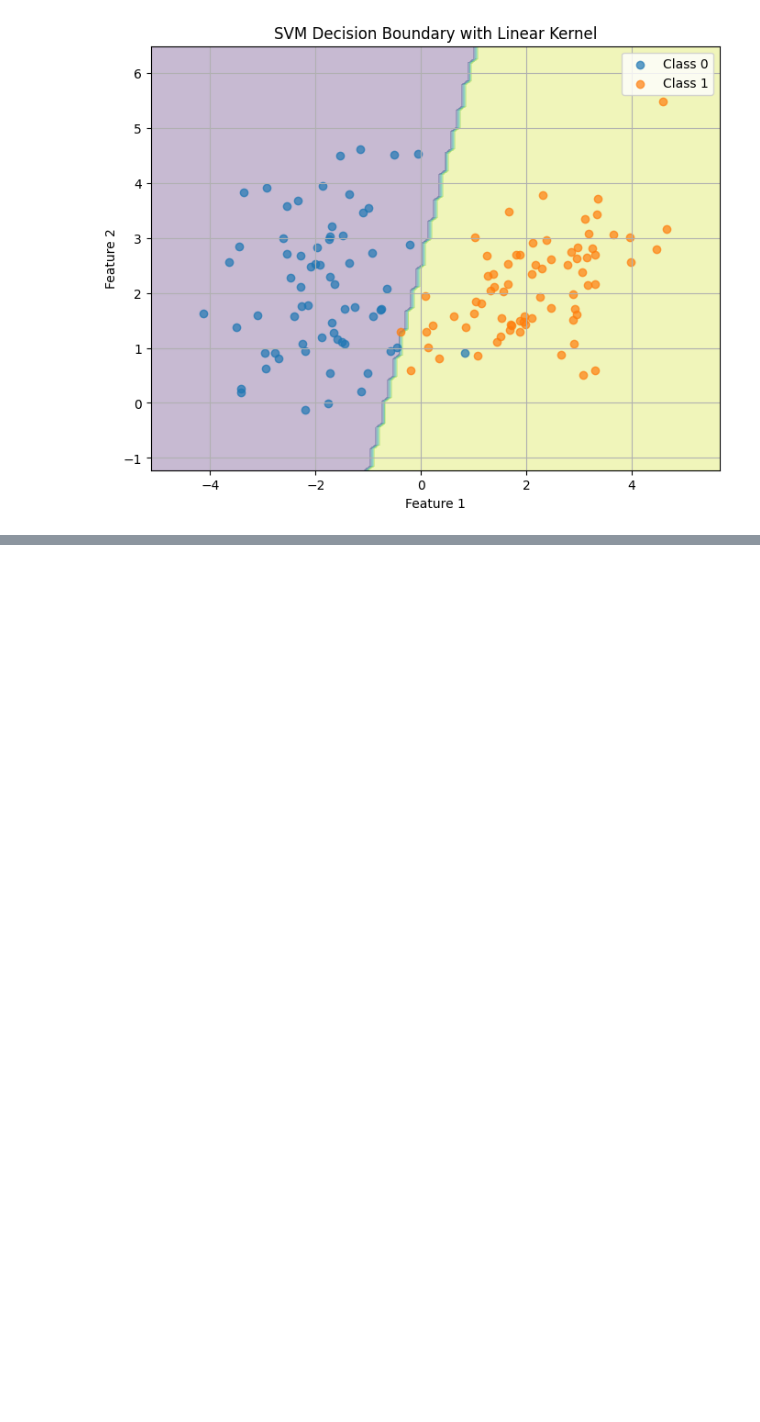
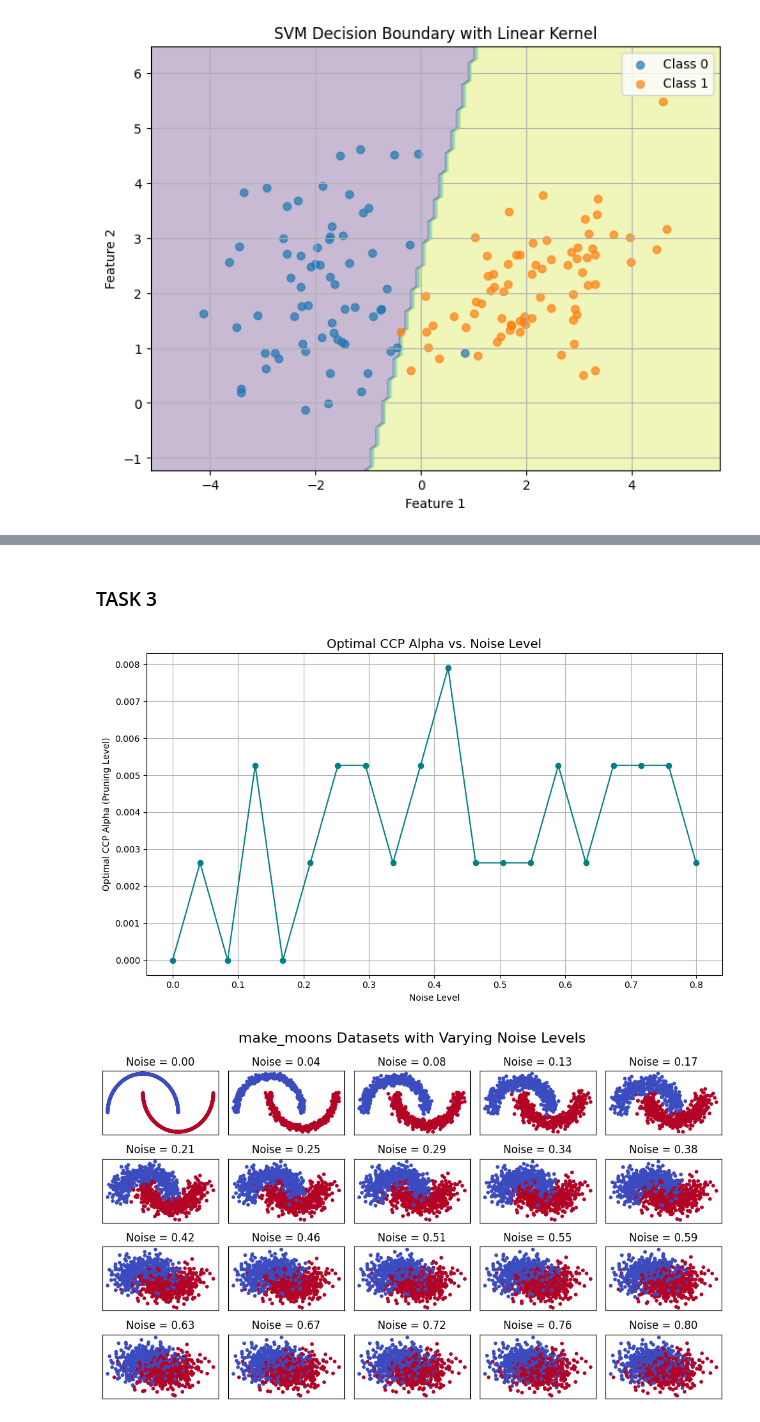
Before and after one commit to cosmintianu/ML-Algorithms-Behavior-Analysis, a Jupyter notebook: MainCosmin.ipynb, the cells around one changed output, grey strips where cells are left out. Drawn from its saved outputs; the diff is of its cells as text; code cells hidden in the pictures; blank space fills up the shorter version.

```diff
--- a/MainCosmin.ipynb
+++ b/MainCosmin.ipynb
@@ -500,0 +676,65 @@ Testing Accuracy: 96.67%
+# %% [markdown]
+### TASK 3
+# %%
+import numpy as np
+import matplotlib.pyplot as plt
+from sklearn.datasets import make_moons
+from sklearn.tree import DecisionTreeClassifier
+from sklearn.model_selection import train_test_split
+from sklearn.metrics import accuracy_score
+
+# Parameters
+n_samples = 1000
+noise_levels = np.linspace(0, 0.8, 20)  # Noise levels from 0 to 0.5
+ccp_alpha_range = np.linspace(0, 0.05, 20)  # Candidate alpha values
+
+best_alphas = []
+
+# 1. Compute optimal ccp_alpha for each noise level
+for noise in noise_levels:
+    # Generate noisy moons
+    X, y = make_moons(n_samples=n_samples, noise=noise, random_state=42)
+    X_train, X_test, y_train, y_test = train_test_split(X, y, test_size=0.3, random_state=42)
+
+    best_acc = 0
+    best_alpha = 0
+
+    for alpha in ccp_alpha_range:
+        clf = DecisionTreeClassifier(random_state=42, ccp_alpha=alpha)
+        clf.fit(X_train, y_train)
+        acc = accuracy_score(y_test, clf.predict(X_test))
+
+        if acc > best_acc:
+            best_acc = acc
+            best_alpha = alpha
+
+    best_alphas.append(best_alpha)
+
+# 2. Plot noise level vs optimal ccp_alpha
+plt.figure(figsize=(10, 6))
+plt.plot(noise_levels, best_alphas, marker='o', color='teal')
+plt.title("Optimal CCP Alpha vs. Noise Level", fontsize=14)
+plt.xlabel("Noise Level")
+plt.ylabel("Optimal CCP Alpha (Pruning Level)")
+plt.grid(True)
+plt.tight_layout()
+plt.show()
+
+# 3. Plot datasets at different noise levels
+fig, axes = plt.subplots(4, 5, figsize=(10  , 6))
+axes = axes.ravel()
+
+for i, noise in enumerate(noise_levels):
+    X, y = make_moons(n_samples=1000, noise=noise, random_state=42)
+    axes[i].scatter(X[:, 0], X[:, 1], c=y, cmap=plt.cm.coolwarm, s=10)
+    axes[i].set_title(f"Noise = {noise:.2f}")
+    axes[i].set_xticks([])
+    axes[i].set_yticks([])
+
+fig.suptitle("make_moons Datasets with Varying Noise Levels", fontsize=16)
+plt.tight_layout()
+plt.subplots_adjust(top=0.88)
+plt.show()
+# %% [output]
+[figure, added]
+[figure, added]
```
Also changed, not shown: parts of 15 cells of this notebook.
